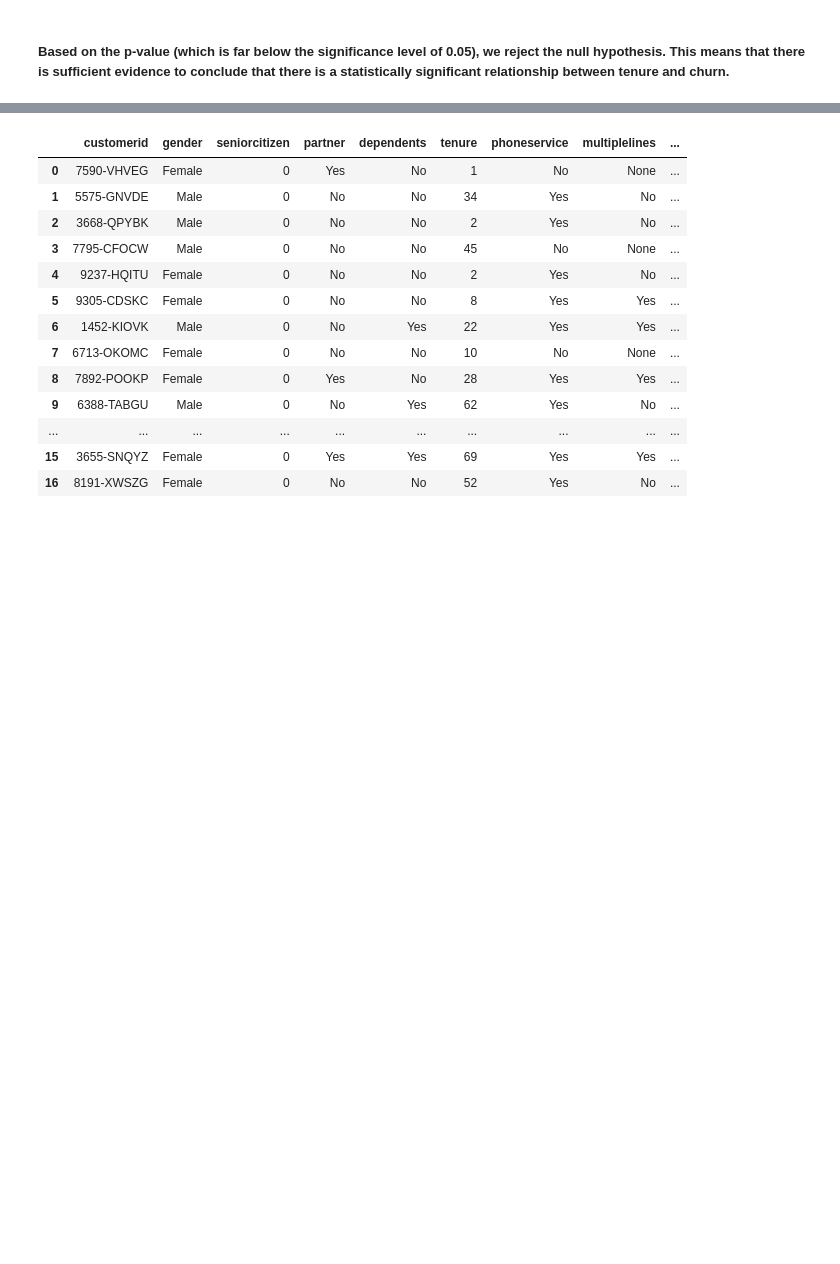
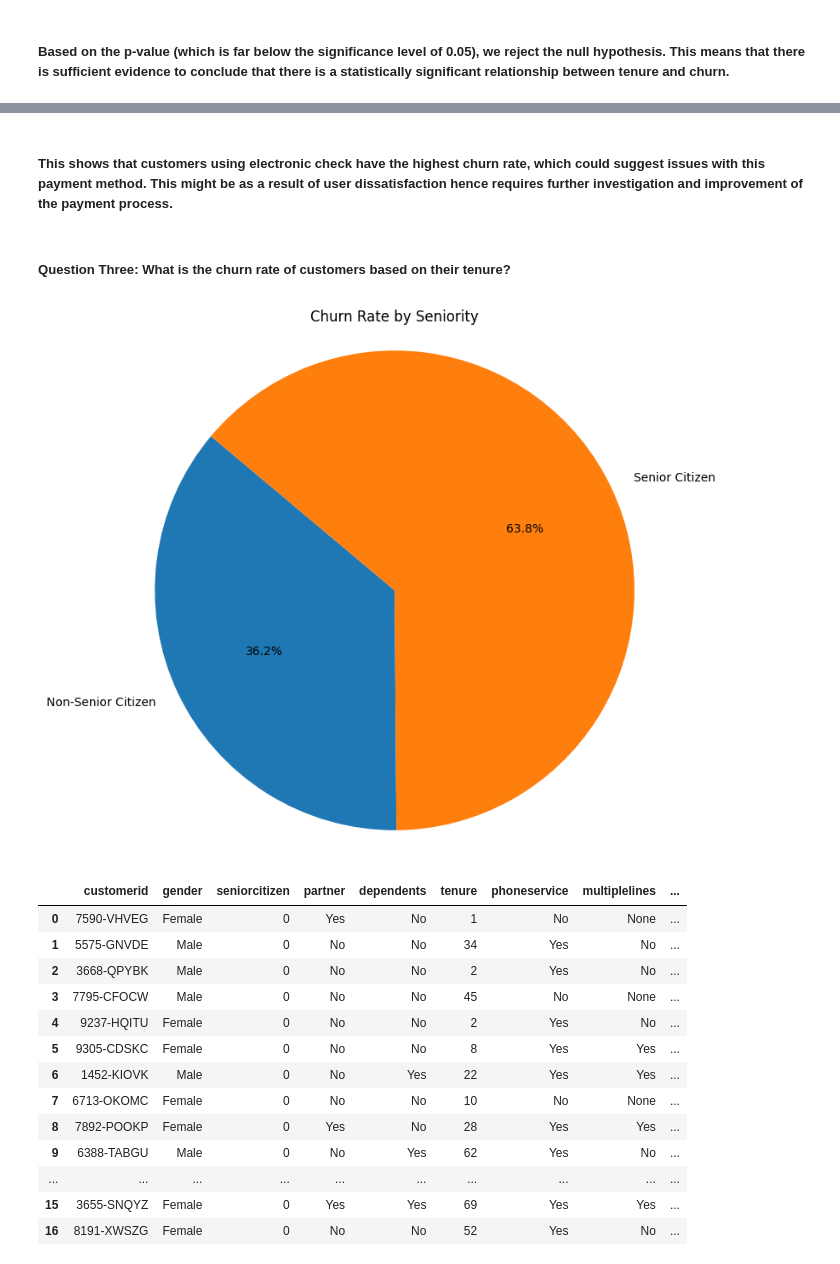
Before and after one commit to AndyMortey/A-Classification-Project-The-Customer-Churn-Analysis, a Jupyter notebook: notebook.ipynb, the cells around one changed output, grey strips where cells are left out. Saved outputs shown, nothing was run; the diff lists cells and outputs as text; code cells hidden in the pictures; blank space fills up the shorter version.

```diff
--- a/notebook.ipynb
+++ b/notebook.ipynb
@@ -709,3 +773,19 @@ Reject the null hypothesis: There is a relationship between tenure and churn.
+# %% [markdown]
+##### This shows that customers using electronic check have the highest churn rate, which could suggest issues with this payment method. This might be as a result of user dissatisfaction hence requires further investigation and improvement of the payment process.
+# %% [markdown]
+##### Question Three: What is the churn rate of customers based on their tenure?
+# %%
+# Calculate churn rate based on seniority
+seniority_churn_rate = df.groupby('seniorcitizen')['churn'].value_counts(normalize=True)[:, 'Yes'] * 100
+
+# Plot churn rate based on seniority using a pie chart
+plt.figure(figsize=(8, 8))
+plt.pie(seniority_churn_rate, labels=['Senior Citizen' if seniority == 1 else 'Non-Senior Citizen' for seniority in seniority_churn_rate.index], autopct='%1.1f%%', startangle=140)
+plt.title('Churn Rate by Seniority')
+plt.axis('equal')  # Equal aspect ratio ensures that pie is drawn as a circle
+plt.show()
+# %% [output]
+[figure, added]
 # %%
 df.head(20)
 # %% [output]
```
Also changed, not shown: parts of 10 cells of this notebook.
